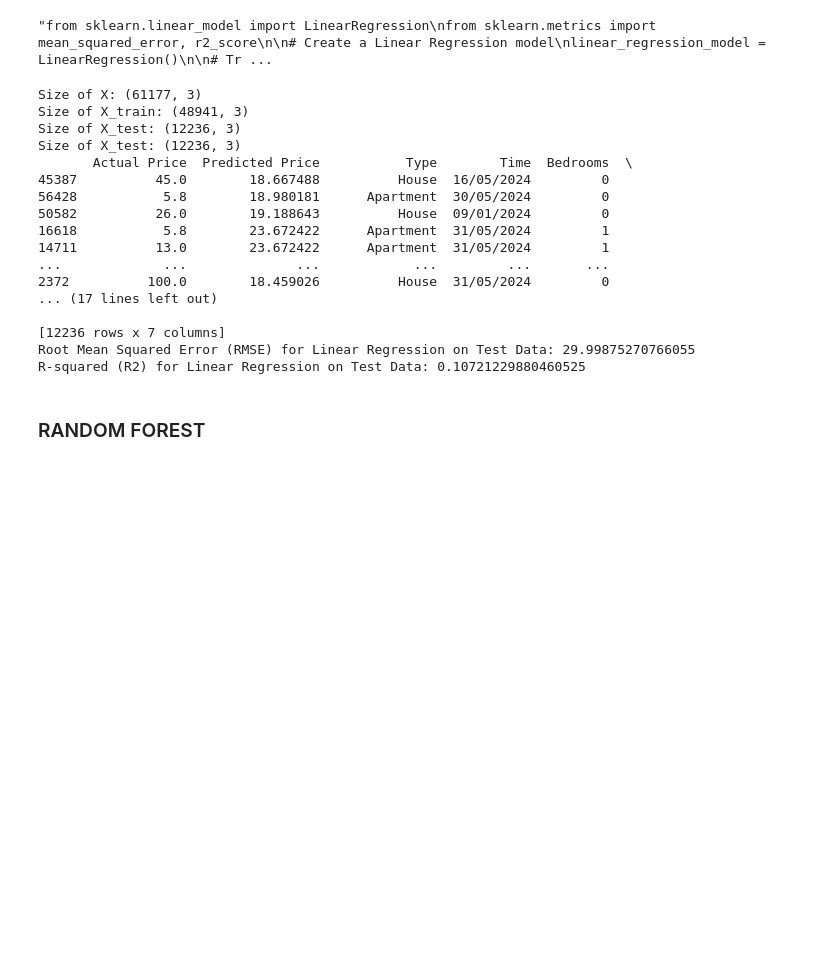
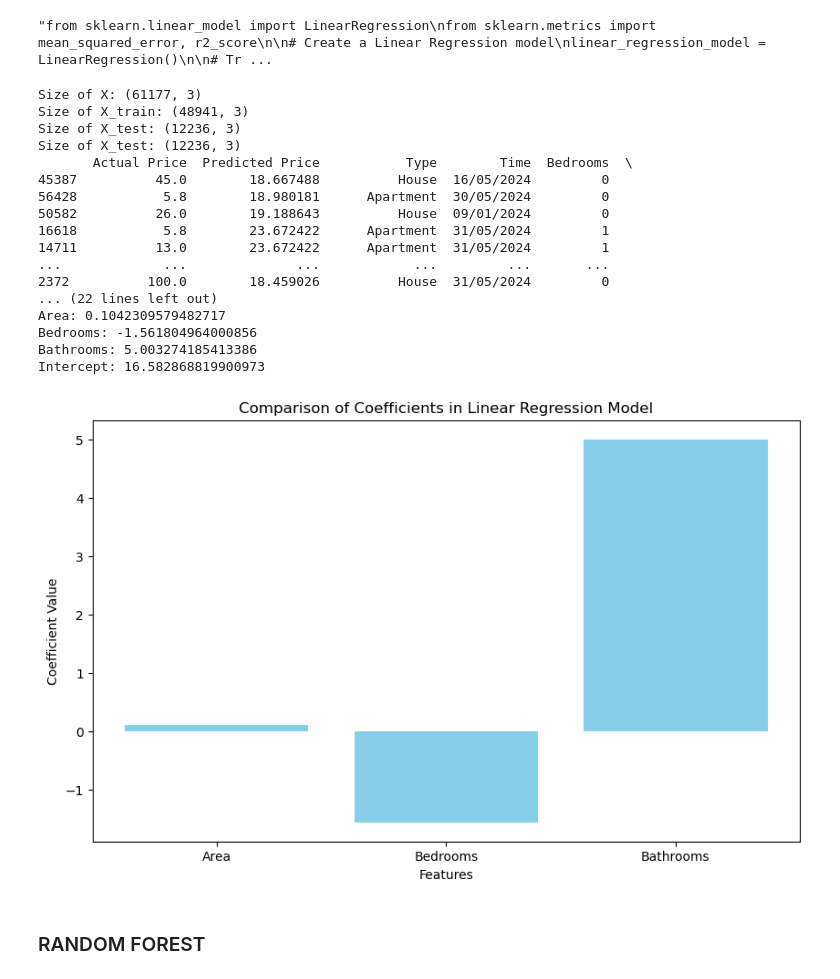
Before and after one commit to huytam2022/API, a Jupyter notebook: Data_Preprocessing_&_Cleaning.ipynb, the cells around one changed output. Drawn from its saved outputs; the diff is of its cells as text; code cells hidden in the pictures; blank space fills up the shorter version.

Commit message:
Add files via upload
add coefficients column and feature importances

```diff
--- a/Data_Preprocessing_&_Cleaning.ipynb
+++ b/Data_Preprocessing_&_Cleaning.ipynb
@@ -560,6 +560,7 @@ import pandas as pd
 from sklearn.model_selection import train_test_split
 from sklearn.linear_model import LinearRegression
 from sklearn.metrics import mean_squared_error, r2_score
+import matplotlib.pyplot as plt
 
 # Giả sử clean_data là DataFrame đã được làm sạch
 clean_data = pd.read_csv('cleaned_data.csv')
@@ -595,38 +596,56 @@ results_df = pd.DataFrame({
     'Time': clean_data.loc[X_test.index, 'Time'].values,
     'Bedrooms': X_test['Bedrooms'].values,
     'Bathrooms': X_test['Bathrooms'].values,
     'Area': X_test['Area'].values
 })
 
 # In kích thước của X_test
 print("Size of X_test:", X_test.shape)
 
 # In DataFrame chứa giá trị thực tế, giá trị dự đoán, 'Type', 'Time', 'Bedrooms', 'Bathrooms', và 'Area'
 print(results_df)
 
 # Đánh giá mô hình bằng các chỉ số như RMSE và R-squared
 rmse = mean_squared_error(y_test, y_pred, squared=False)
 r2 = r2_score(y_test, y_pred)
 print("Root Mean Squared Error (RMSE) for Linear Regression on Test Data:", rmse)
 print("R-squared (R2) for Linear Regression on Test Data:", r2)
+
+# Xuất ra các hệ số của mô hình hồi quy tuyến tính
+coefficients = linear_regression_model.coef_
+intercept = linear_regression_model.intercept_
+
+print("Coefficients for Linear Regression model:")
+for feature, coef in zip(X.columns, coefficients):
+    print(f"{feature}: {coef}")
+print(f"Intercept: {intercept}")
+
+# Vẽ biểu đồ so sánh các hệ số
+plt.figure(figsize=(10, 6))
+plt.bar(X.columns, coefficients, color='skyblue')
+plt.xlabel('Features')
+plt.ylabel('Coefficient Value')
+plt.title('Comparison of Coefficients in Linear Regression Model')
+plt.show()
 # %% [output]
 Size of X: (61177, 3)
 Size of X_train: (48941, 3)
 Size of X_test: (12236, 3)
 Size of X_test: (12236, 3)
        Actual Price  Predicted Price           Type        Time  Bedrooms  \
 45387          45.0        18.667488          House  16/05/2024         0
 56428           5.8        18.980181      Apartment  30/05/2024         0
 50582          26.0        19.188643          House  09/01/2024         0
 16618           5.8        23.672422      Apartment  31/05/2024         1
 14711          13.0        23.672422      Apartment  31/05/2024         1
 ...             ...              ...            ...         ...       ...
 2372          100.0        18.459026          House  31/05/2024         0
-... (17 lines left out)
-
-[12236 rows x 7 columns]
-Root Mean Squared Error (RMSE) for Linear Regression on Test Data: 29.99875270766055
-R-squared (R2) for Linear Regression on Test Data: 0.10721229880460525
+... (22 lines left out)
+Area: 0.1042309579482717
+Bedrooms: -1.561804964000856
+Bathrooms: 5.003274185413386
+Intercept: 16.582868819900973
+[figure, added]
 # %% [markdown]
 ### RANDOM FOREST
 # %%
```
Also changed, not shown: parts of 2 cells of this notebook.
